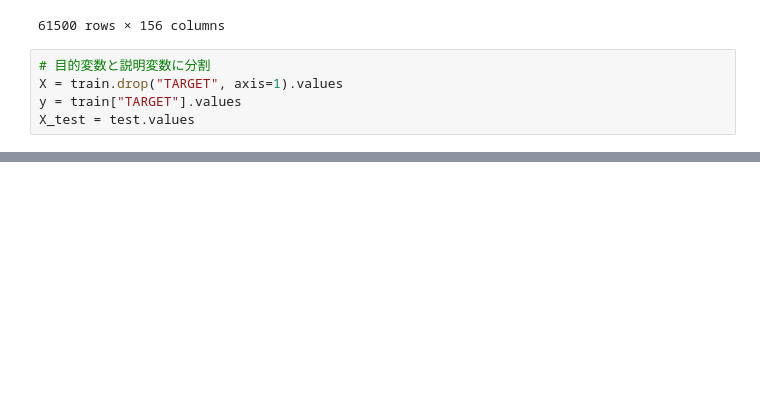
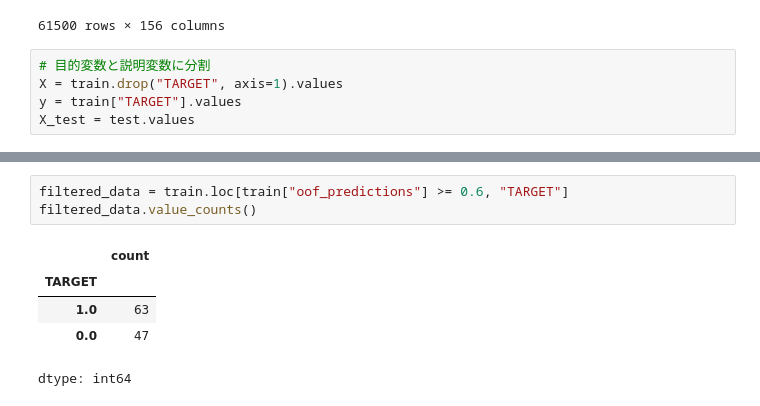
Before and after one commit to hikaru122700/kaggler-, a Jupyter notebook: 018.ipynb, the cells around one changed output, grey strips where cells are left out. Saved outputs shown, nothing was run; the diff lists cells and outputs as text; blank space fills up the shorter version.

```diff
--- a/018.ipynb
+++ b/018.ipynb
@@ -753,0 +898,9 @@ Best trial:
+# %%
+filtered_data = train.loc[train["oof_predictions"] >= 0.6, "TARGET"]
+filtered_data.value_counts()
+# %% [output]
+|  | count |
+| TARGET |  |
+| 1.0 | 63 |
+| 0.0 | 47 |
+dtype: int64
```
Also changed, not shown: parts of 16 cells of this notebook.
